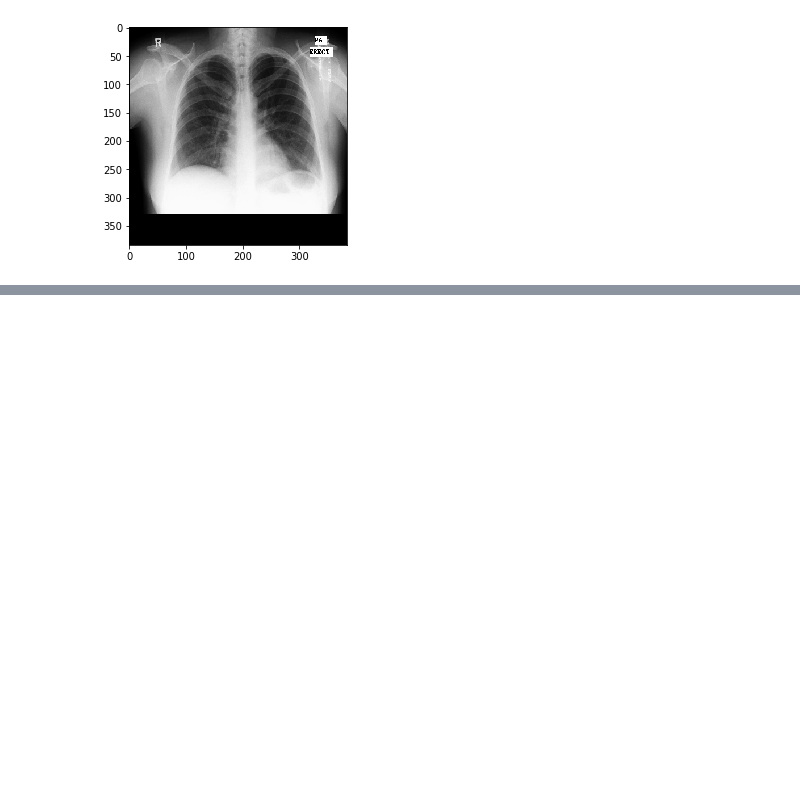
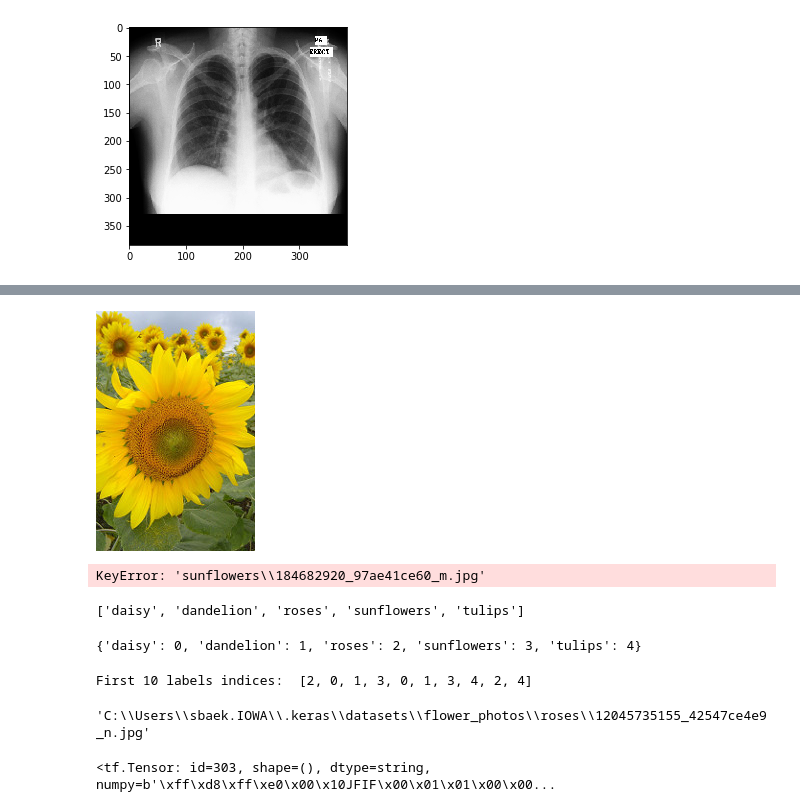
Before and after one commit to stephenbaek/chest_x-ray, a Jupyter notebook: Segmentation.ipynb, the cells around one changed output, grey strips where cells are left out. Cells and saved outputs as stored; diff of their text form; code cells hidden in the pictures; blank space fills up the shorter version.

Commit message:
image transformation

```diff
--- a/Segmentation.ipynb
+++ b/Segmentation.ipynb
@@ -53,0 +174,7 @@ print(montgomery_image_paths)
+# %%
+import pathlib
+data_root_orig = tf.keras.utils.get_file('flower_photos',
+                                         'https://storage.googleapis.com/download.tensorflow.org/example_images/flower_photos.tgz',
+                                         untar=True)
+data_root = pathlib.Path(data_root_orig)
+print(data_root)
@@ -53,0 +195,8 @@ print(montgomery_image_paths)
+# %%
+import random
+all_image_paths = list(data_root.glob('*/*'))
+all_image_paths = [str(path) for path in all_image_paths]
+random.shuffle(all_image_paths)
+
+image_count = len(all_image_paths)
+image_count
@@ -53,0 +218,47 @@ print(montgomery_image_paths)
+# %%
+import os
+attributions = (data_root/"LICENSE.txt").open(encoding='utf-8').readlines()[4:]
+attributions = [line.split(' CC-BY') for line in attributions]
+attributions = dict(attributions)
+# %%
+import IPython.display as display
+
+def caption_image(image_path):
+    image_rel = pathlib.Path(image_path).relative_to(data_root)
+    return "Image (CC BY 2.0) " + ' - '.join(attributions[str(image_rel)].split(' - ')[:-1])
+# %%
+for n in range(3):
+  image_path = random.choice(all_image_paths)
+  display.display(display.Image(image_path))
+  print(caption_image(image_path))
+  print()
+# %% [output]
+[figure, added]
+KeyError: 'sunflowers\\184682920_97ae41ce60_m.jpg'
+# %%
+label_names = sorted(item.name for item in data_root.glob('*/') if item.is_dir())
+label_names
+# %% [output]
+['daisy', 'dandelion', 'roses', 'sunflowers', 'tulips']
+# %%
+label_to_index = dict((name, index) for index,name in enumerate(label_names))
+label_to_index
+# %% [output]
+{'daisy': 0, 'dandelion': 1, 'roses': 2, 'sunflowers': 3, 'tulips': 4}
+# %%
+all_image_labels = [label_to_index[pathlib.Path(path).parent.name]
+                    for path in all_image_paths]
+
+print("First 10 labels indices: ", all_image_labels[:10])
+# %% [output]
+First 10 labels indices:  [2, 0, 1, 3, 0, 1, 3, 4, 2, 4]
+# %%
+img_path = all_image_paths[0]
+img_path
+# %% [output]
+'C:\\Users\\sbaek.IOWA\\.keras\\datasets\\flower_photos\\roses\\12045735155_42547ce4e9_n.jpg'
+# %%
+img_raw = tf.read_file(img_path)
+print(repr(img_raw)[:100]+"...")
+# %% [output]
+<tf.Tensor: id=303, shape=(), dtype=string, numpy=b'\xff\xd8\xff\xe0\x00\x10JFIF\x00\x01\x01\x00\x00...
```
Also changed, not shown: parts of 19 cells of this notebook.
